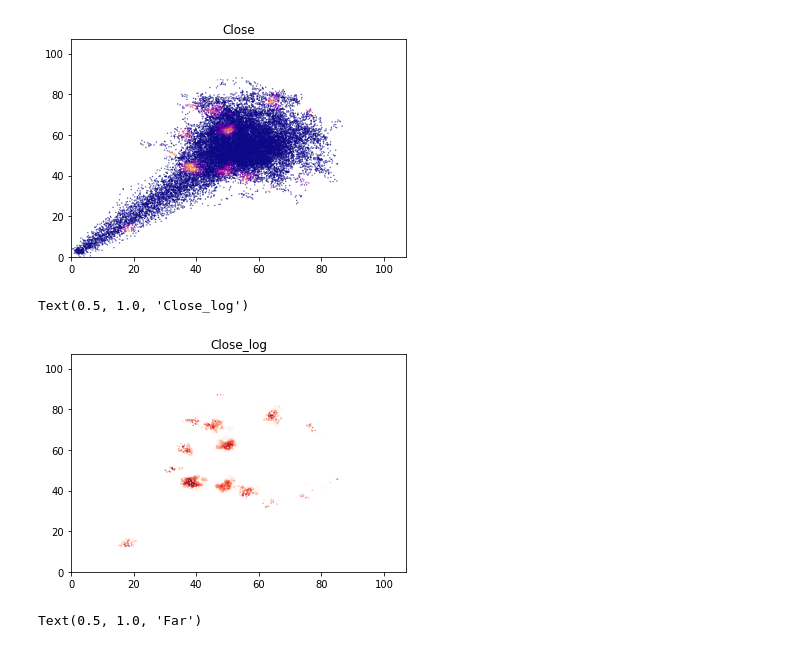
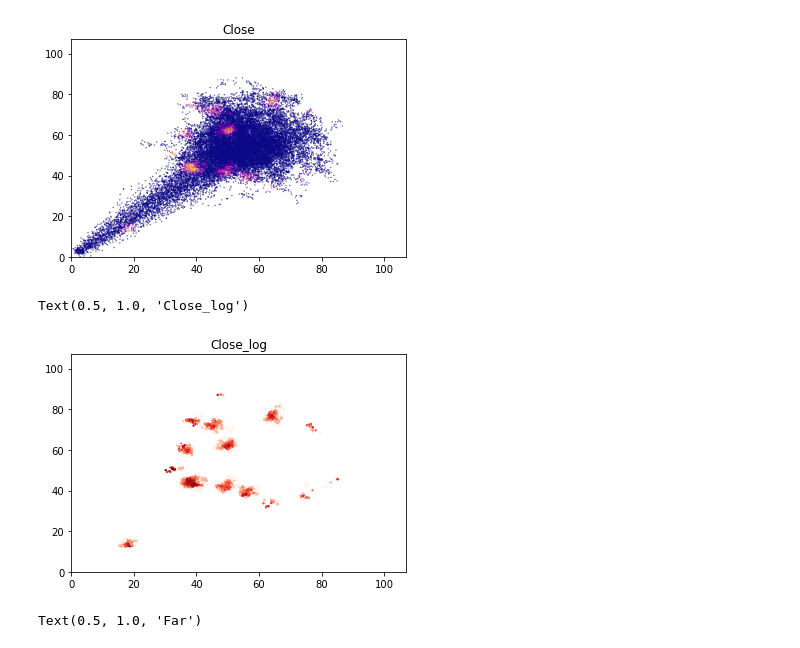
Before and after one commit to BillXSY/VE414, a Jupyter notebook: project/proj.ipynb, the cells around one changed output. Saved outputs shown, nothing was run; the diff lists cells and outputs as text; code cells hidden in the pictures.

```diff
--- a/project/proj.ipynb
+++ b/project/proj.ipynb
@@ -139,13 +140,16 @@ plt.title('Close')
 Text(0.5, 1.0, 'Close')
 [figure]
 # %%
-plt.scatter(df['X'], df["Y"], c=np.log(df['Close']), s=0.1, cmap='Reds')
+plt.scatter(df['X'], df["Y"], c=np.log(df['Close']), s=2, cmap='Reds')
+# plt.plot(df['X'], df["Y"], c=np.log(df['Close']), s=2, cmap='Reds')
+
+
 plt.xlim(xmin=0, xmax=107)
 plt.ylim(ymin=0, ymax=107)
 plt.title('Close_log')
 # %% [output]
 Text(0.5, 1.0, 'Close_log')
-[figure, old version]
+[figure, new version]
 # %%
 plt.scatter(df['X'], df["Y"], c=df['Far'], s=0.1, cmap='plasma')
 plt.xlim(xmin=0, xmax=107)
```
Also changed, not shown: parts of 10 cells of this notebook.
